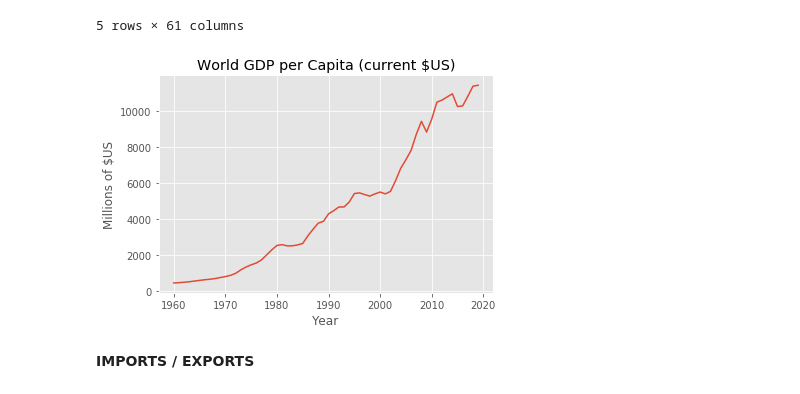
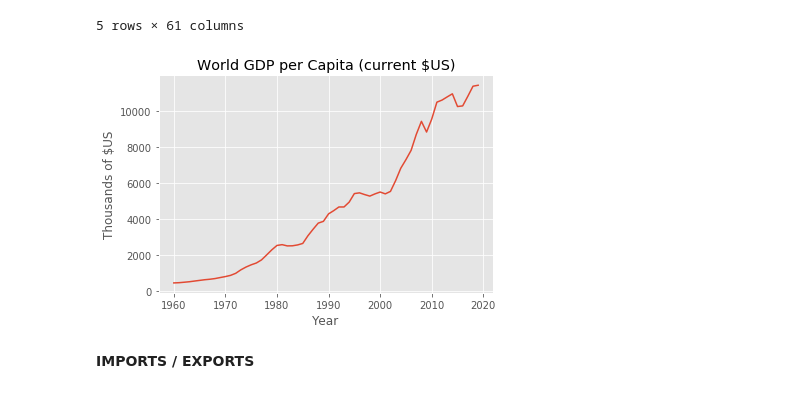
Before and after one commit to hckynumber9/Capstone-1, a Jupyter notebook: notebooks/capstone1.ipynb, the cells around one changed output. Cells and saved outputs as stored; diff of their text form; code cells hidden in the pictures.

Commit message:
chart fix

```diff
--- a/notebooks/capstone1.ipynb
+++ b/notebooks/capstone1.ipynb
@@ -26,19 +26,19 @@ gdp_pc_df.head()
 # %%
 x_data = range(1960, 2021)
 y_data = gdp_pc_df.loc['World']
 
 fig = plt.figure()
 
 ax1 = fig.add_subplot(1, 1, 1) # or 211
 ax1.plot(x_data, y_data)
 ax1.set_title('World GDP per Capita (current $US)')
 ax1.set_xlabel('Year')
-ax1.set_ylabel('Millions of $US')
+ax1.set_ylabel('Thousands of $US')
 
 plt.show()
-# fig.savefig('world_gdp.png', dpi=fig.dpi, bbox_inches='tight', pad_inches=0.5)
+fig.savefig('world_gdp.png', dpi=fig.dpi, bbox_inches='tight', pad_inches=0.5)
 # %% [output]
-[figure, old version]
+[figure, new version]
 # %% [markdown]
 **IMPORTS / EXPORTS**
 # %%
```
Also changed, not shown: 3 other files.
